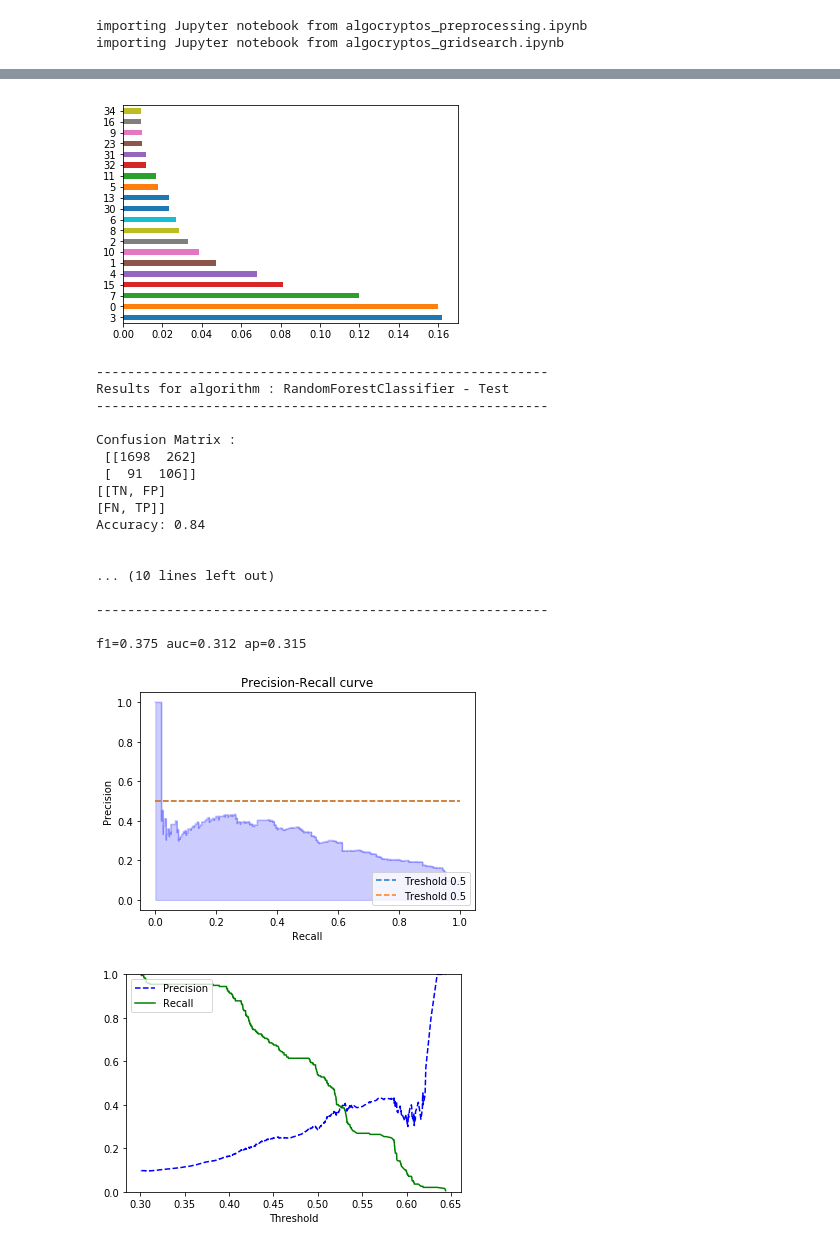
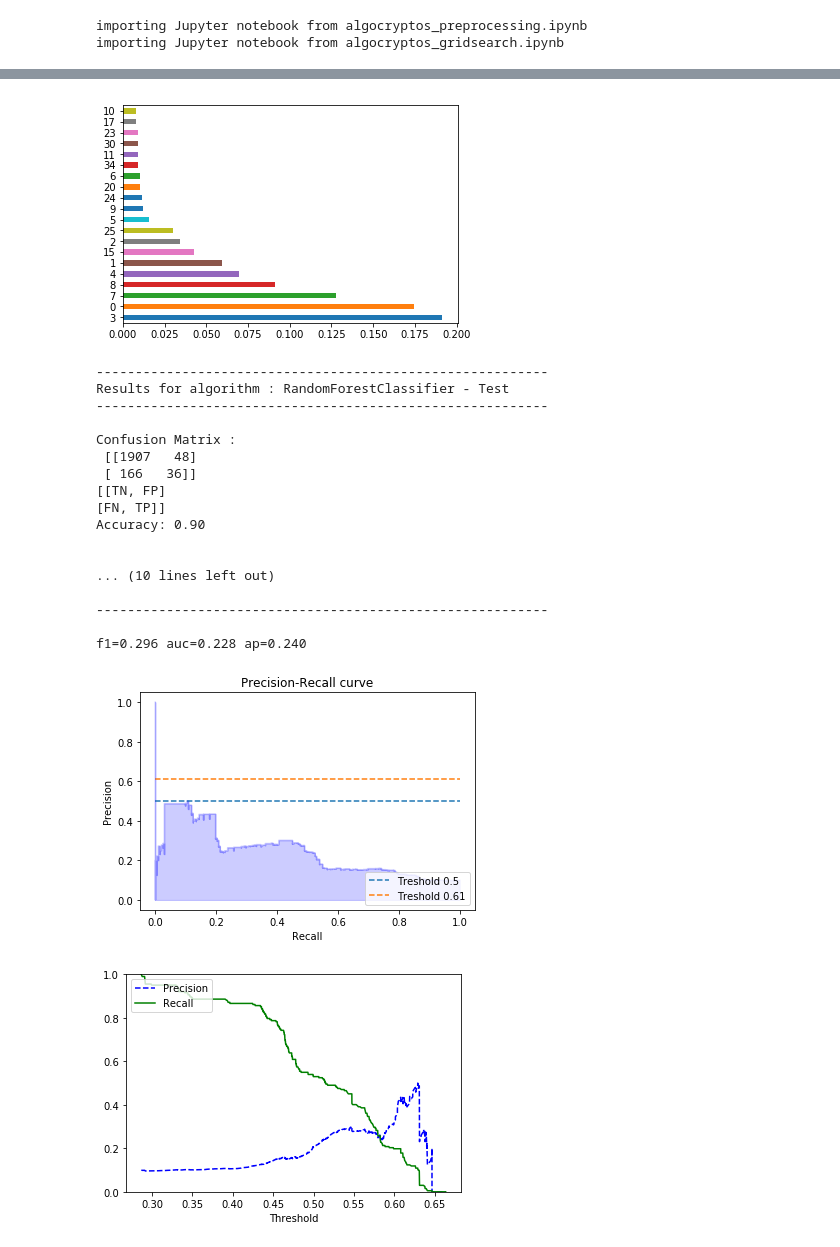
Before and after one commit to cysacenda/algocryptos, a Jupyter notebook: notebooks/ML/algocryptos_global.ipynb, the cells around one changed output, grey strips where cells are left out. Saved outputs shown, nothing was run; the diff lists cells and outputs as text; code cells hidden in the pictures.

```diff
--- a/notebooks/ML/algocryptos_global.ipynb
+++ b/notebooks/ML/algocryptos_global.ipynb
@@ -120,6 +121,7 @@ importing Jupyter notebook from algocryptos_gridsearch.ipynb
 id_cryptocompare = "7605" # ether 7605
 predict_only_one_crypto = True
 y_to_be_considered = 'y_+1d_classif' #1d_classif
+y_to_be_considered_value = 'y_+1d_value'
 close_price_increase_targeted = +5 #+5
 threshold = 0.5
 #dict_hours_labels  = {3:'3h', 6:'6h', 12:'12h', 24:'1d', 24*2:'2d', 24*3:'3d', 24*7:'7d', 24*15:'15d', 24*30:'30d'}
@@ -282,24 +266,28 @@ show_model_accuracy('GradientBoostingClassifier - Test', xgboost_best_estimator,
 
 from sklearn.ensemble import RandomForestClassifier
 #, n_estimators=100, max_features='auto', max_depth=5, criterion='entropy', class_weight="balanced"
-clf = RandomForestClassifier(random_state=0, max_depth=5, n_estimators=100, max_features='auto', criterion='entropy', class_weight="balanced").fit(X_train, y_train[y_to_be_considered])
-#clf = RandomForestClassifier(random_state=0, max_depth=5, n_estimators=80, max_features='auto', criterion='entropy').fit(X_resampled, y_resampled)
+#clf = RandomForestClassifier(random_state=0, max_depth=5, n_estimators=100, max_features='auto', criterion='entropy', class_weight="balanced").fit(X_train, y_train[y_to_be_considered])
+clf = RandomForestClassifier(bootstrap=False, class_weight='balanced',
+            criterion='gini', max_depth=5, max_features='sqrt',
+            max_leaf_nodes=None, min_impurity_decrease=0.0,
+            min_impurity_split=None, min_samples_leaf=1,
+            min_samples_split=10, min_weight_fraction_leaf=0.0,
+            n_estimators=50, oob_score=False, random_state=0,
+            verbose=0, warm_start=False).fit(X_train, y_train[y_to_be_considered])
 show_model_accuracy('RandomForestClassifier - Train', clf, X_train, y_train[y_to_be_considered], None, do_precision_recall_curve=True, do_features_importance=True, threshold=threshold)
 #show_model_accuracy('RandomForestClassifier - Train', clf, X_resampled, y_resampled, None, do_precision_recall_curve=True, do_precision_recall_vs_treshold=True, do_features_importance=True, threshold=threshold)
 show_model_accuracy('RandomForestClassifier - Test', clf, X_test, y_test[y_to_be_considered], None, do_precision_recall_curve=True, do_precision_recall_vs_treshold=True, do_features_importance=False, threshold=threshold)
 
+show_model_accuracy_new_way(clf, X_test, y_test[y_to_be_considered_value], X_test_close_price, 0.61)
+
+from sklearn.metrics import make_scorer, accuracy_score, precision_score, recall_score, roc_auc_score, f1_score, roc_curve, auc, precision_recall_curve, average_precision_score
+from sklearn.model_selection import cross_val_score
+print('Cross-validation (AUC)', cross_val_score(clf, X_train, y_train[y_to_be_considered], cv=5, scoring = 'f1'))
+
 # proba : to be shown by prediction, bien comprendre !
-probas = clf.predict_proba(X_test)[:,1]
-pprint(np.sort(probas))
-pprint(clf.get_params())
-
-# save_obj(clf, 'clf_rf_2018_11_19')
-# save_obj(X_test, 'clf_rf_2018_11_19_X_test')
-# save_obj(y_test[y_to_be_considered], 'clf_rf_2018_11_19_y_test')
-# save_obj(X_train_close_price, 'clf_rf_2018_11_19_X_train_close_price')
-# save_obj(X_test_close_price, 'clf_rf_2018_11_19_X_test_close_price')
-
-# clf.decision_path(X_test)
+# probas = clf.predict_proba(X_test)[:,1]
+# pprint(np.sort(probas))
+# pprint(clf.get_params())
 # %% [output]
 ----------------------------------------------------------
 Results for algorithm : RandomForestClassifier - Train
@@ -322,20 +310,20 @@ f1=0.579 auc=0.637 ap=0.637
-[figure, old version]
+[figure, new version]
 ----------------------------------------------------------
 Results for algorithm : RandomForestClassifier - Test
 ----------------------------------------------------------
 
 Confusion Matrix :
- [[1698  262]
- [  91  106]]
+ [[1907   48]
+ [ 166   36]]
 [[TN, FP]
 [FN, TP]]
-Accuracy: 0.84
+Accuracy: 0.90
 
 
 ... (10 lines left out)
 
 ----------------------------------------------------------
 
-f1=0.375 auc=0.312 ap=0.315
+f1=0.296 auc=0.228 ap=0.240
-[figure, old version]
+[figure, new version]
-[figure, old version]
+[figure, new version]
```
Also changed, not shown: parts of 6 cells of this notebook, 4 other files.
